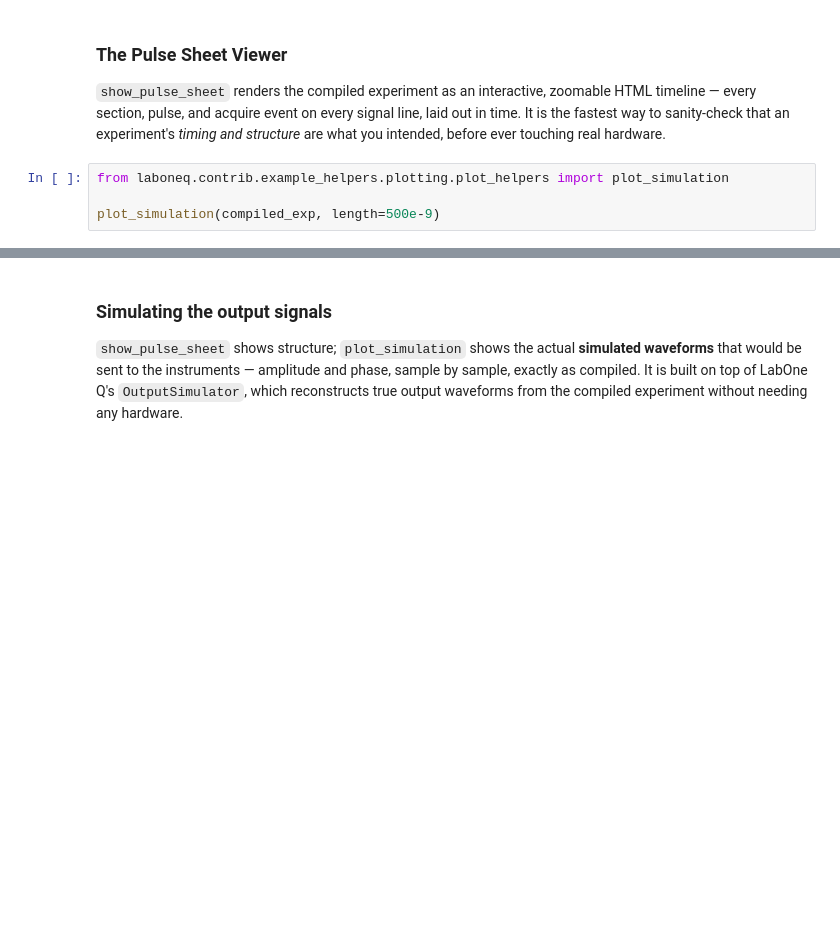
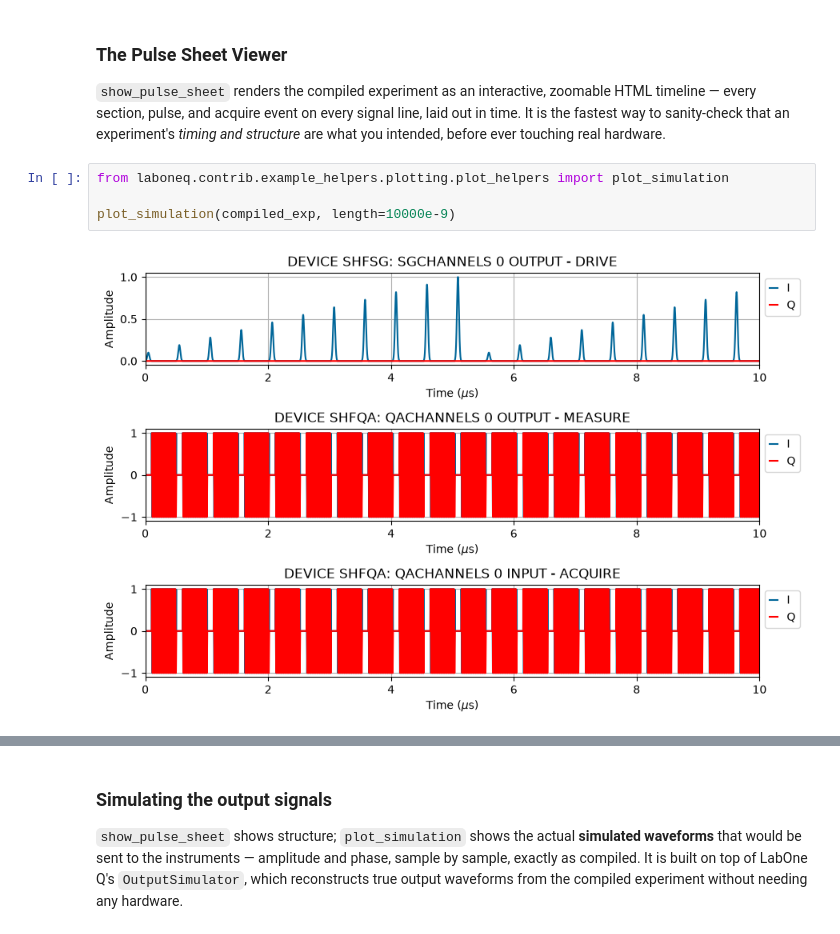
Before and after one commit to zhinst-owl/laboneq-lecture, a Jupyter notebook: 01_Basic_Concepts.ipynb, the cells around one changed output, grey strips where cells are left out. Cells and saved outputs as stored; diff of their text form; blank space fills up the shorter version.

```diff
--- a/01_Basic_Concepts.ipynb
+++ b/01_Basic_Concepts.ipynb
@@ -248,6 +314,8 @@ real hardware.
 # %%
 from laboneq.contrib.example_helpers.plotting.plot_helpers import plot_simulation
 
-plot_simulation(compiled_exp, length=500e-9)
+plot_simulation(compiled_exp, length=10000e-9)
+# %% [output]
+[figure, added]
 # %%
 show_pulse_sheet("lecture1_amplitude_rabi", compiled_exp)
```
Also changed, not shown: parts of 15 cells of this notebook, 9 other files.
